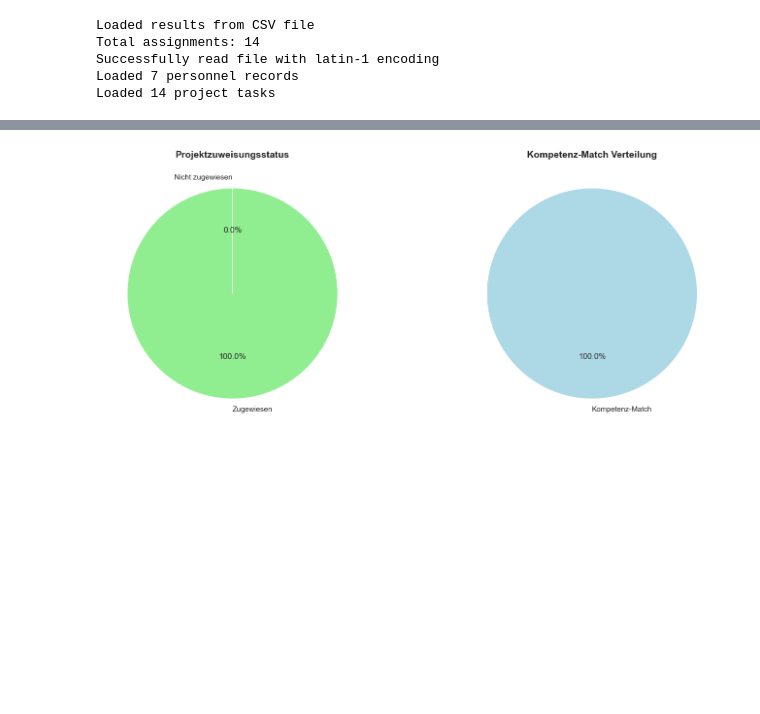
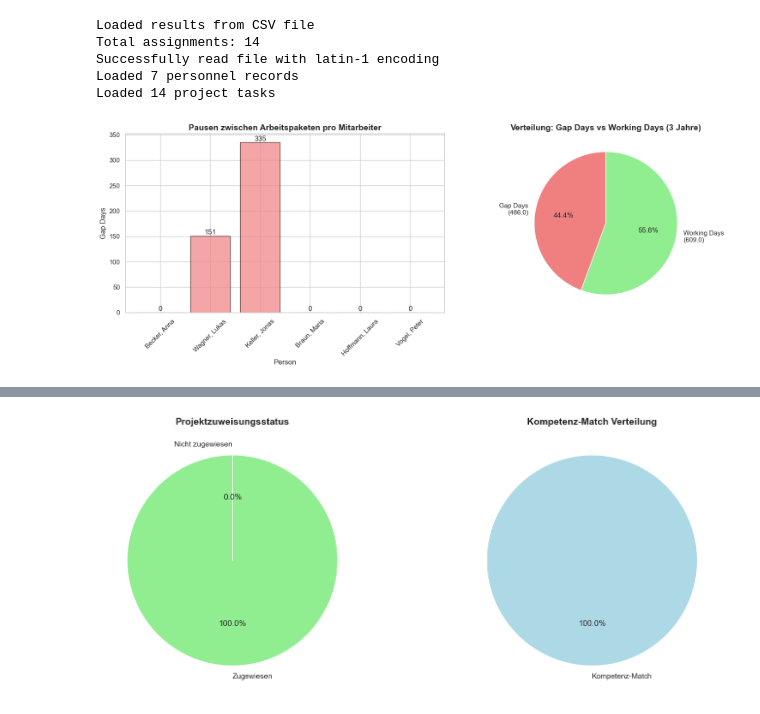
Before and after one commit to SpartanProgram/Personalmanager, a Jupyter notebook: visualizations/genetic_matching_new_format_figure.ipynb, the cells around one changed output, grey strips where cells are left out. Cells and saved outputs as stored; diff of their text form; code cells hidden in the pictures; blank space fills up the shorter version.

```diff
--- a/visualizations/genetic_matching_new_format_figure.ipynb
+++ b/visualizations/genetic_matching_new_format_figure.ipynb
@@ -175,3 +175,86 @@ Total assignments: 14
 Successfully read file with latin-1 encoding
 Loaded 7 personnel records
 Loaded 14 project tasks
+# %%
+if results_df is not None:
+    # Calculate gaps if not already present
+    if 'total_gaps_days' not in results_df.columns:
+        def calculate_gaps_between_tasks(results_df):
+            gaps_per_person = {}
+
+            for person_id in results_df['person_id'].unique():
+                if person_id == 'Unassigned':
+                    continue
+
+                person_tasks = results_df[results_df['person_id'] == person_id].copy()
+                person_tasks['start_dt'] = pd.to_datetime(person_tasks['start_date'], format='%d.%m.%y')
+                person_tasks['end_dt'] = pd.to_datetime(person_tasks['end_date'], format='%d.%m.%y')
+
+                person_tasks = person_tasks.sort_values('start_dt')
+                total_gaps = 0
+
+                for i in range(len(person_tasks) - 1):
+                    current_task_end = person_tasks.iloc[i]['end_dt']
+                    next_task_start = person_tasks.iloc[i + 1]['start_dt']
+
+                    if next_task_start > current_task_end:
+                        gap_days = (next_task_start - current_task_end).days
+                        total_gaps += gap_days
+
+                gaps_per_person[person_id] = total_gaps
+
+            return gaps_per_person
+
+        gaps_per_person = calculate_gaps_between_tasks(results_df)
+
+        # Add gap information to results
+        for i, row in results_df.iterrows():
+            person_id = row['person_id']
+            if person_id in gaps_per_person:
+                results_df.at[i, 'total_gaps_days'] = gaps_per_person[person_id]
+            else:
+                results_df.at[i, 'total_gaps_days'] = 0
+
+    # Create gap visualization
+    fig, (ax1, ax2) = plt.subplots(1, 2, figsize=(16, 6))
+
+    # 1. Gaps per person
+    gaps_data = results_df[results_df['person_id'] != 'Unassigned'].groupby('person_id').agg({
+        'total_gaps_days': 'first',
+        'name': 'first'
+    }).reset_index()
+
+    bars1 = ax1.bar(gaps_data['name'], gaps_data['total_gaps_days'],
+                    color='lightcoral', alpha=0.7, edgecolor='black')
+    ax1.set_xlabel('Person')
+    ax1.set_ylabel('Gap Days')
+    ax1.set_title('Pausen zwischen Arbeitspaketen pro Mitarbeiter', fontsize=14, fontweight='bold')
+    ax1.tick_params(axis='x', rotation=45)
+
+    # Add value labels on bars
+    for bar in bars1:
+        height = bar.get_height()
+        ax1.text(bar.get_x() + bar.get_width()/2., height + 0.5,
+                f'{int(height)}', ha='center', va='bottom')
+
+    # 2. Total gaps distribution
+    total_gaps = gaps_data['total_gaps_days'].sum()
+    ax2.pie([total_gaps, 365*3 - total_gaps],
+            labels=[f'Gap Days\n({total_gaps})', f'Working Days\n({365*3 - total_gaps})'],
+            autopct='%1.1f%%',
+            colors=['lightcoral', 'lightgreen'],
+            startangle=90)
+    ax2.set_title('Verteilung: Gap Days vs Working Days (3 Jahre)', fontsize=14, fontweight='bold')
+
+    plt.tight_layout()
+    plt.show()
+
+    # Print detailed gap analysis
+    print("Detaillierte Pausen-Analyse:")
+    print("="*50)
+    for _, row in gaps_data.iterrows():
+        print(f"{row['name']}: {int(row['total_gaps_days'])} Tage Pause")
+    print(f"\nGesamt Pausen: {int(total_gaps)} Tage")
+    print(f"Effizienz: {((365*3 - total_gaps)/(365*3)*100):.1f}% (Arbeitstage vs. Gesamtzeit)")
+# %% [output]
+[figure, added]
```
Also changed, not shown: parts of 4 cells of this notebook, 5 other files.
